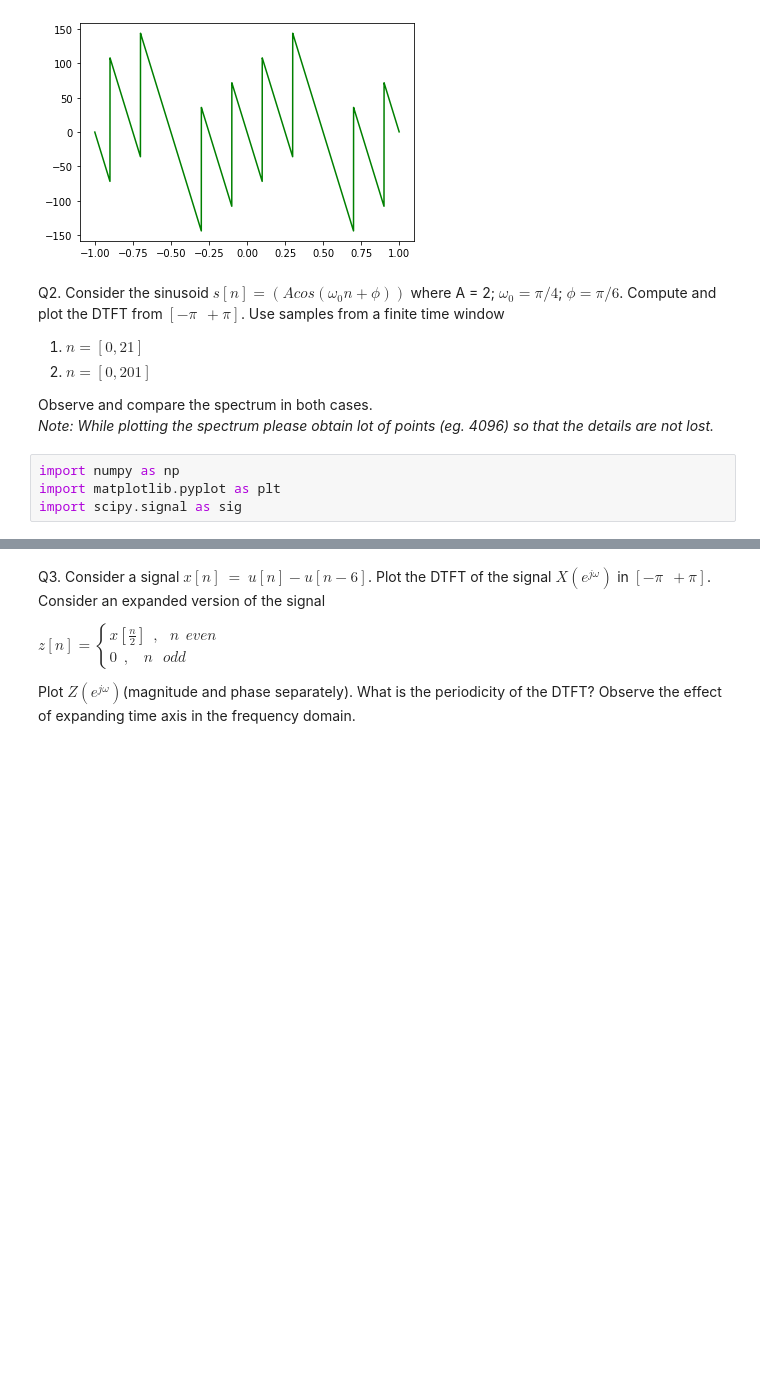
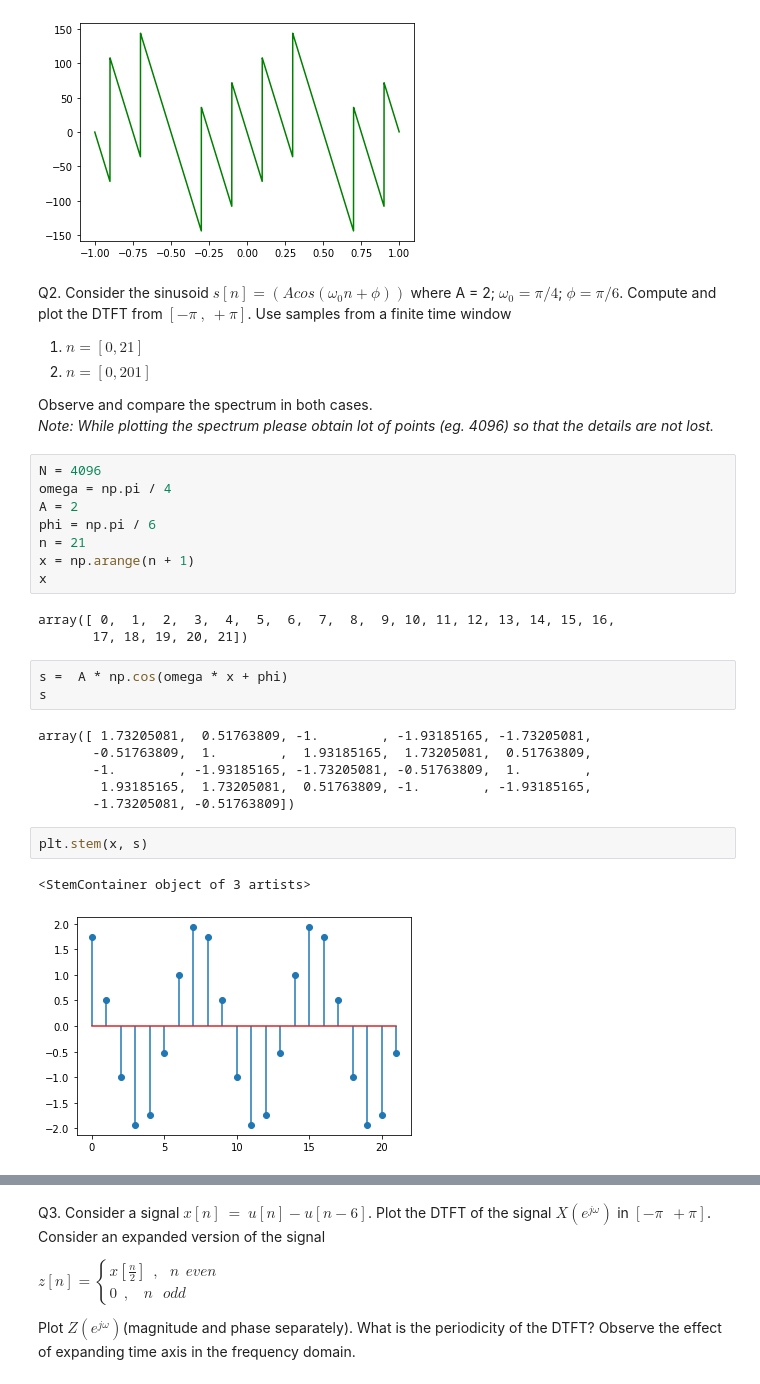
Before and after one commit to the-pinbo/DSP-lab, a Jupyter notebook: Lab2/DTFT.ipynb, the cells around one changed output, grey strips where cells are left out. Drawn from its saved outputs; the diff is of its cells as text; blank space fills up the shorter version.

```diff
--- a/Lab2/DTFT.ipynb
+++ b/Lab2/DTFT.ipynb
@@ -132,7 +132,7 @@ plot(r)
 [figure]
 [figure]
 # %% [markdown]
-Q2. Consider the sinusoid $s[n] = (A cos(\omega_0n +\phi))$ where A = 2; $\omega_0 = \pi/4$; $ \phi = \pi/6$. Compute and plot the DTFT from $[−\pi~~+\pi]$. Use samples from a
+Q2. Consider the sinusoid $s[n] = (A cos(\omega_0n +\phi))$ where A = 2; $\omega_0 = \pi/4$; $ \phi = \pi/6$. Compute and plot the DTFT from $[−\pi~,~+\pi]$. Use samples from a
 finite time window
 <ol>
   <li>$n = [0, 21]$  </li>
@@ -141,7 +141,28 @@ finite time window
 the spectrum in both cases.
 
 <i>Note: While plotting the spectrum please obtain lot of points (eg. 4096) so that the details are not lost.</i>
-# %%
-import numpy as np
-import matplotlib.pyplot as plt
-import scipy.signal as sig
+# %%
+N = 4096
+omega = np.pi / 4
+A = 2
+phi = np.pi / 6
+n = 21
+x = np.arange(n + 1)
+x
+# %% [output]
+array([ 0,  1,  2,  3,  4,  5,  6,  7,  8,  9, 10, 11, 12, 13, 14, 15, 16,
+       17, 18, 19, 20, 21])
+# %%
+s =  A * np.cos(omega * x + phi)
+s
+# %% [output]
+array([ 1.73205081,  0.51763809, -1.        , -1.93185165, -1.73205081,
+       -0.51763809,  1.        ,  1.93185165,  1.73205081,  0.51763809,
+       -1.        , -1.93185165, -1.73205081, -0.51763809,  1.        ,
+        1.93185165,  1.73205081,  0.51763809, -1.        , -1.93185165,
+       -1.73205081, -0.51763809])
+# %%
+plt.stem(x, s)
+# %% [output]
+<StemContainer object of 3 artists>
+[figure, added]
```
Also changed, not shown: parts of 6 cells of this notebook.
